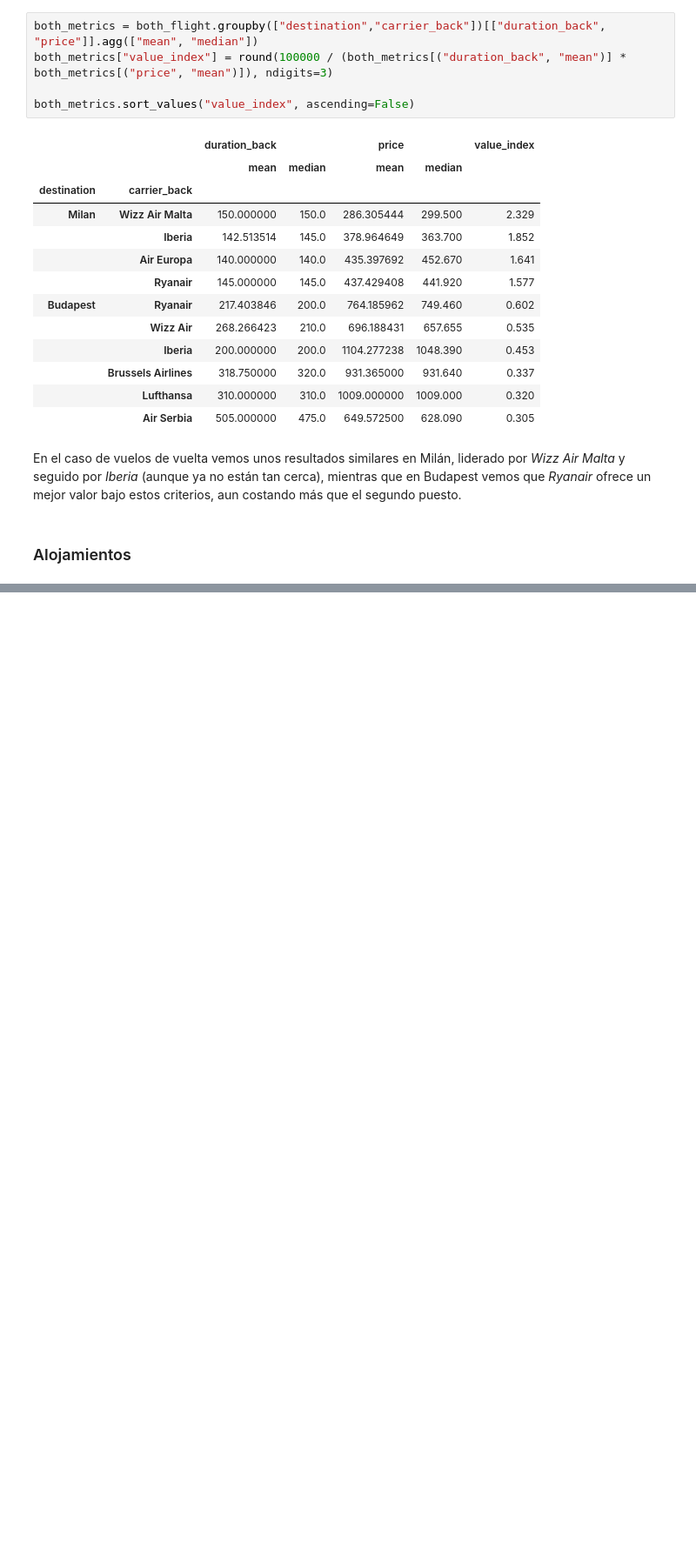
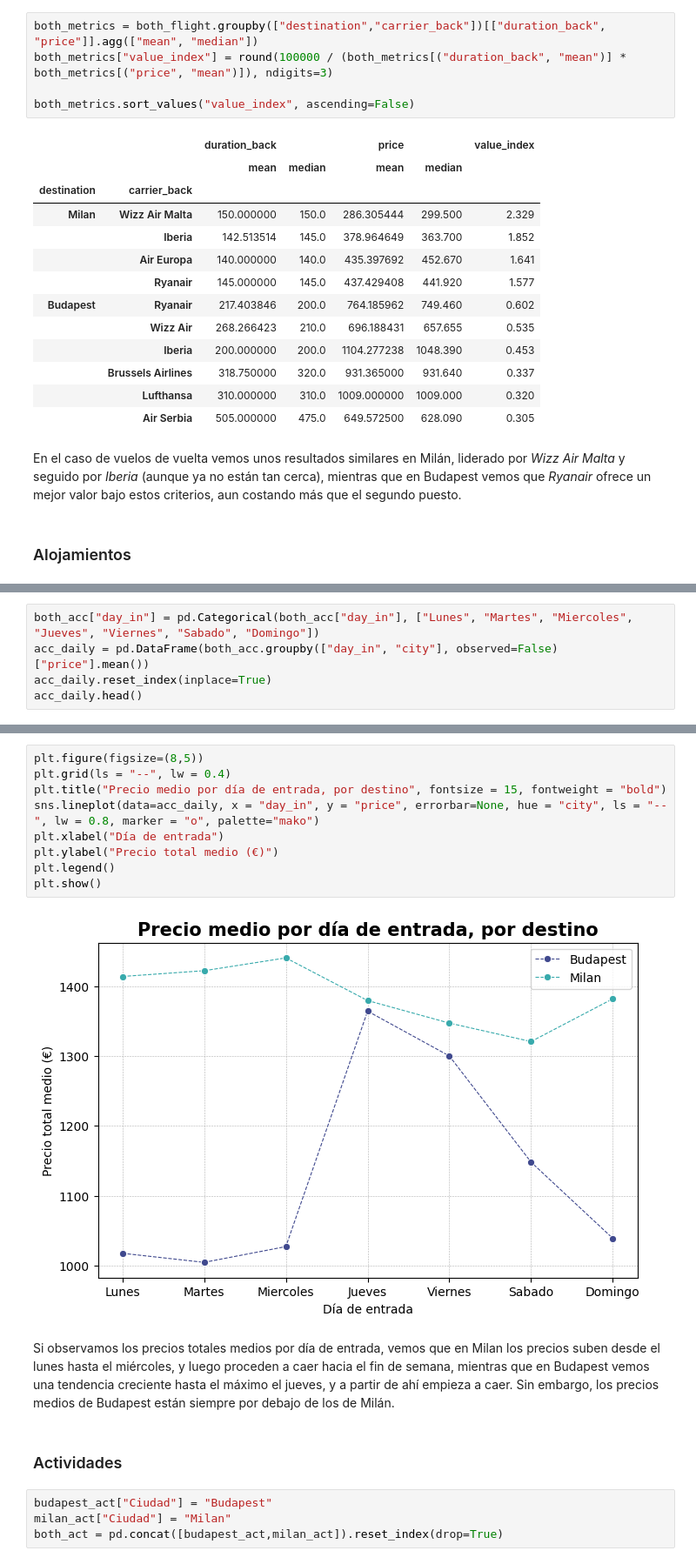
Before and after one commit to yanruwu/Proyecto3-Explorando-Viajes, a Jupyter notebook: notebooks/EDA.ipynb, the cells around one changed output, grey strips where cells are left out. Shown at 87% size. Drawn from its saved outputs; the diff is of its cells as text; blank space fills up the shorter version.

```diff
--- a/notebooks/EDA.ipynb
+++ b/notebooks/EDA.ipynb
@@ -180,0 +266,5 @@ En el caso de vuelos de vuelta vemos unos resultados similares en Milán, lidera
+# %%
+both_acc["day_in"] = pd.Categorical(both_acc["day_in"], ["Lunes", "Martes", "Miercoles", "Jueves", "Viernes", "Sabado", "Domingo"])
+acc_daily = pd.DataFrame(both_acc.groupby(["day_in", "city"], observed=False)["price"].mean())
+acc_daily.reset_index(inplace=True)
+acc_daily.head()
@@ -180,0 +278,19 @@ En el caso de vuelos de vuelta vemos unos resultados similares en Milán, lidera
+# %%
+plt.figure(figsize=(8,5))
+plt.grid(ls = "--", lw = 0.4)
+plt.title("Precio medio por día de entrada, por destino", fontsize = 15, fontweight = "bold")
+sns.lineplot(data=acc_daily, x = "day_in", y = "price", errorbar=None, hue = "city", ls = "--", lw = 0.8, marker = "o", palette="mako")
+plt.xlabel("Día de entrada")
+plt.ylabel("Precio total medio (€)")
+plt.legend()
+plt.show()
+# %% [output]
+[figure, added]
+# %% [markdown]
+Si observamos los precios totales medios por día de entrada, vemos que en Milan los precios suben desde el lunes hasta el miércoles, y luego proceden a caer hacia el fin de semana, mientras que en Budapest vemos una tendencia creciente hasta el máximo el jueves, y a partir de ahí empieza a caer. Sin embargo, los precios medios de Budapest están siempre por debajo de los de Milán.
+# %% [markdown]
+### Actividades
+# %%
+budapest_act["Ciudad"] = "Budapest"
+milan_act["Ciudad"] = "Milan"
+both_act = pd.concat([budapest_act,milan_act]).reset_index(drop=True)
```
Also changed, not shown: parts of 27 cells of this notebook, 1 other file.
